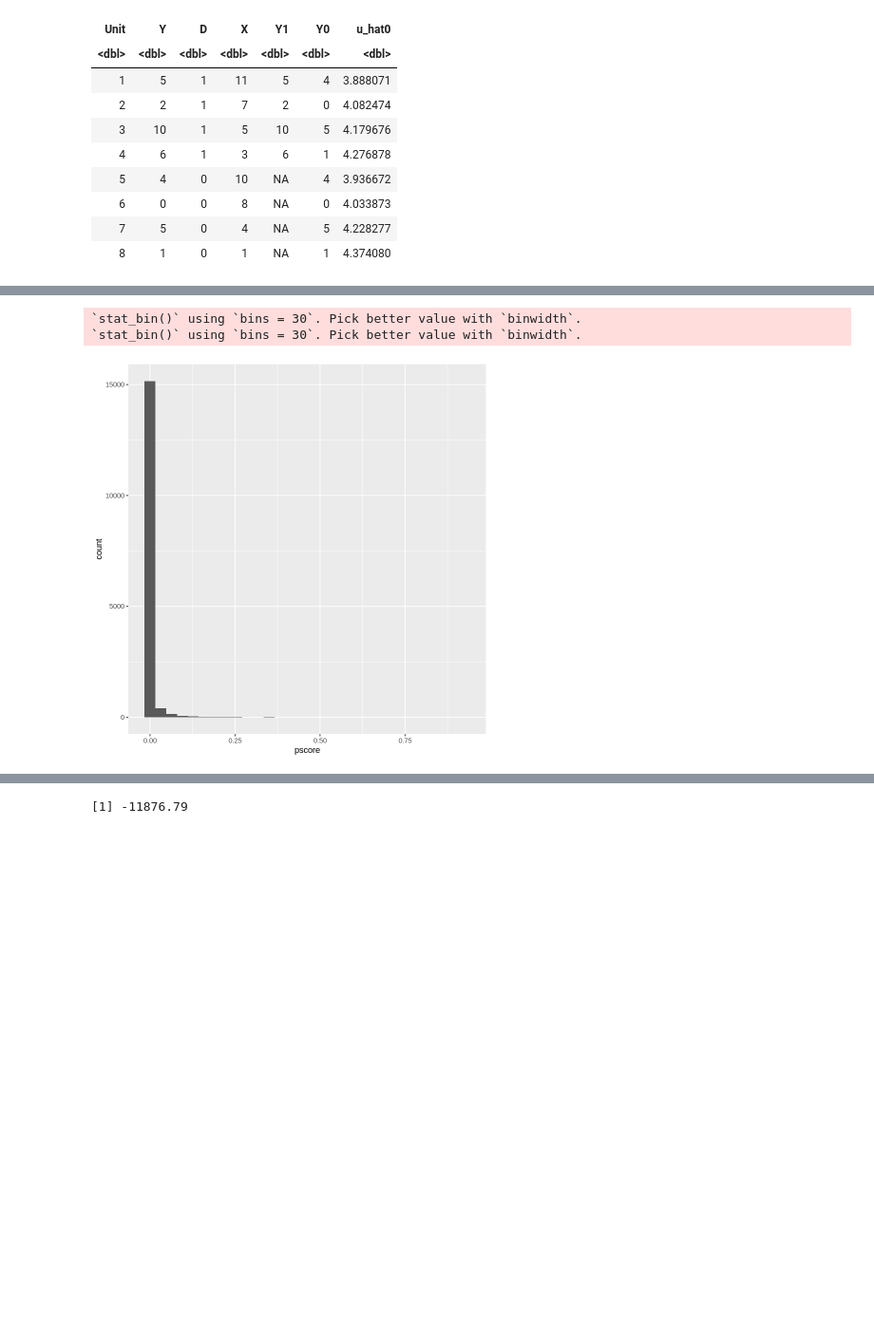
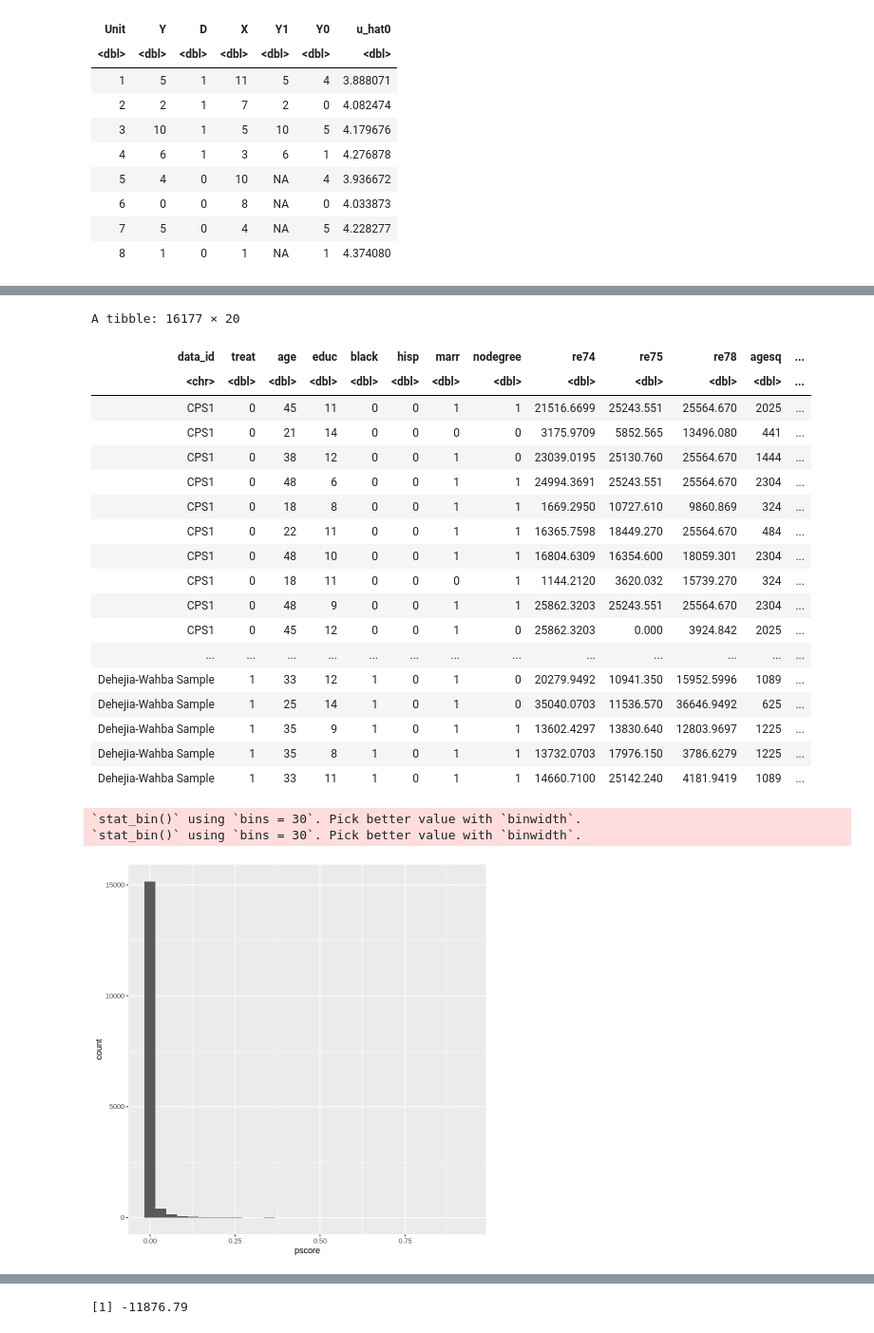
Before and after one commit to pacayton/Causal_Inference_Sessions, a Jupyter notebook: Matching_with_R.ipynb, the cells around one changed output, grey strips where cells are left out. Shown at 95% size. Drawn from its saved outputs; the diff is of its cells as text; code cells hidden in the pictures; blank space fills up the shorter version.

```diff
--- a/Matching_with_R.ipynb
+++ b/Matching_with_R.ipynb
@@ -75,7 +109,7 @@ read_data <- function(df)
   return(df)
 }
 
-nsw_dw <- read_data("nsw_mixtape.dta")
+(nsw_dw <- read_data("nsw_mixtape.dta"))
 
 nsw_dw %>%
   filter(treat == 1) %>%
@@ -86,7 +120,7 @@ mean1 <- nsw_dw %>%
   pull(re78) %>%
   mean()
 
-nsw_dw$y1 <- mean1
+(nsw_dw$y1 <- mean1)
 
 nsw_dw %>%
   filter(treat == 0) %>%
@@ -97,9 +131,9 @@ mean0 <- nsw_dw %>%
   pull(re78) %>%
   mean()
 
-nsw_dw$y0 <- mean0
+(nsw_dw$y0 <- mean0)
 
-ate <- unique(nsw_dw$y1 - nsw_dw$y0)
+(ate <- unique(nsw_dw$y1 - nsw_dw$y0))
 
 nsw_dw <- nsw_dw %>%
   filter(treat == 1) %>%
@@ -164,39 +220,60 @@ nsw_dw_cpscontrol <- read_data("cps_mixtape.dta") %>%
          re74sq = re74^2,
          re75sq = re75^2,
          interaction2 = u74*hisp)
+
+nsw_dw_cpscontrol
 
 # estimating
 logit_nsw <- glm(treat ~ age + agesq + agecube + educ + educsq +
                    marr + nodegree + black + hisp + re74 + re75 + u74 +
                    u75 + interaction1, family = binomial(link = "logit"),
                  data = nsw_dw_cpscontrol)
 
 nsw_dw_cpscontrol <- nsw_dw_cpscontrol %>%
   mutate(pscore = logit_nsw$fitted.values)
 
 # mean pscore
 pscore_control <- nsw_dw_cpscontrol %>%
   filter(treat == 0) %>%
   pull(pscore) %>%
   mean()
 
 pscore_treated <- nsw_dw_cpscontrol %>%
   filter(treat == 1) %>%
   pull(pscore) %>%
   mean()
 
 # histogram
 nsw_dw_cpscontrol %>%
   filter(treat == 0) %>%
   ggplot() +
   geom_histogram(aes(x = pscore))
 
 nsw_dw_cpscontrol %>%
   filter(treat == 1) %>%
   ggplot() +
   geom_histogram(aes(x = pscore))
 # %% [output]
-`stat_bin()` using `bins = 30`. Pick better value with `binwidth`.
-`stat_bin()` using `bins = 30`. Pick better value with `binwidth`.
+A tibble: 16177 × 20
+| data_id | treat | age | educ | black | hisp | marr | nodegree | re74 | re75 | re78 | agesq | ... |
+| <chr> | <dbl> | <dbl> | <dbl> | <dbl> | <dbl> | <dbl> | <dbl> | <dbl> | <dbl> | <dbl> | <dbl> | ... |
+| CPS1 | 0 | 45 | 11 | 0 | 0 | 1 | 1 | 21516.6699 | 25243.551 | 25564.670 | 2025 | ... |
+| CPS1 | 0 | 21 | 14 | 0 | 0 | 0 | 0 | 3175.9709 | 5852.565 | 13496.080 | 441 | ... |
+| CPS1 | 0 | 38 | 12 | 0 | 0 | 1 | 0 | 23039.0195 | 25130.760 | 25564.670 | 1444 | ... |
+| CPS1 | 0 | 48 | 6 | 0 | 0 | 1 | 1 | 24994.3691 | 25243.551 | 25564.670 | 2304 | ... |
+| CPS1 | 0 | 18 | 8 | 0 | 0 | 1 | 1 | 1669.2950 | 10727.610 | 9860.869 | 324 | ... |
+| CPS1 | 0 | 22 | 11 | 0 | 0 | 1 | 1 | 16365.7598 | 18449.270 | 25564.670 | 484 | ... |
+| CPS1 | 0 | 48 | 10 | 0 | 0 | 1 | 1 | 16804.6309 | 16354.600 | 18059.301 | 2304 | ... |
+| CPS1 | 0 | 18 | 11 | 0 | 0 | 0 | 1 | 1144.2120 | 3620.032 | 15739.270 | 324 | ... |
+| CPS1 | 0 | 48 | 9 | 0 | 0 | 1 | 1 | 25862.3203 | 25243.551 | 25564.670 | 2304 | ... |
+| CPS1 | 0 | 45 | 12 | 0 | 0 | 1 | 0 | 25862.3203 | 0.000 | 3924.842 | 2025 | ... |
+| ... | ... | ... | ... | ... | ... | ... | ... | ... | ... | ... | ... | ... |
+| Dehejia-Wahba Sample | 1 | 33 | 12 | 1 | 0 | 1 | 0 | 20279.9492 | 10941.350 | 15952.5996 | 1089 | ... |
+| Dehejia-Wahba Sample | 1 | 25 | 14 | 1 | 0 | 1 | 0 | 35040.0703 | 11536.570 | 36646.9492 | 625 | ... |
+| Dehejia-Wahba Sample | 1 | 35 | 9 | 1 | 0 | 1 | 1 | 13602.4297 | 13830.640 | 12803.9697 | 1225 | ... |
+| Dehejia-Wahba Sample | 1 | 35 | 8 | 1 | 0 | 1 | 1 | 13732.0703 | 17976.150 | 3786.6279 | 1225 | ... |
+| Dehejia-Wahba Sample | 1 | 33 | 11 | 1 | 0 | 1 | 1 | 14660.7100 | 25142.240 | 4181.9419 | 1089 | ... |
+`stat_bin()` using `bins = 30`. Pick better value with `binwidth`.
+`stat_bin()` using `bins = 30`. Pick better value with `binwidth`.
 [figure]
 [figure]
```
Also changed, not shown: parts of 7 cells of this notebook.
